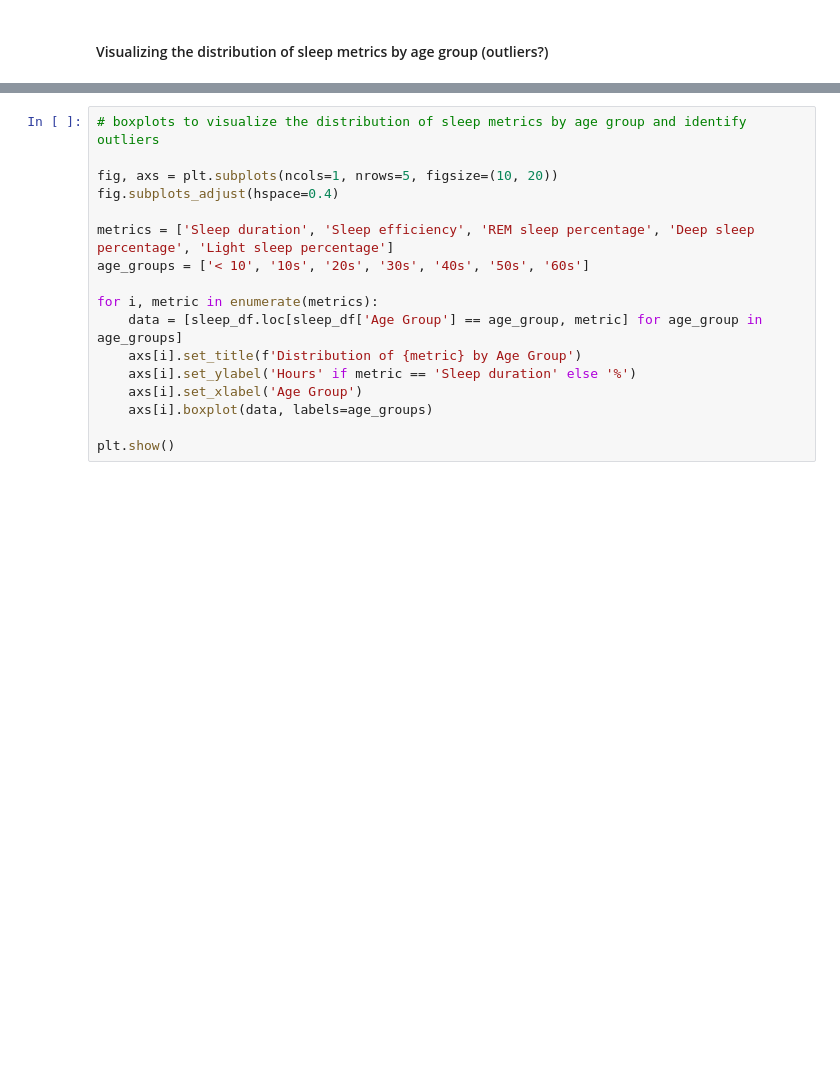
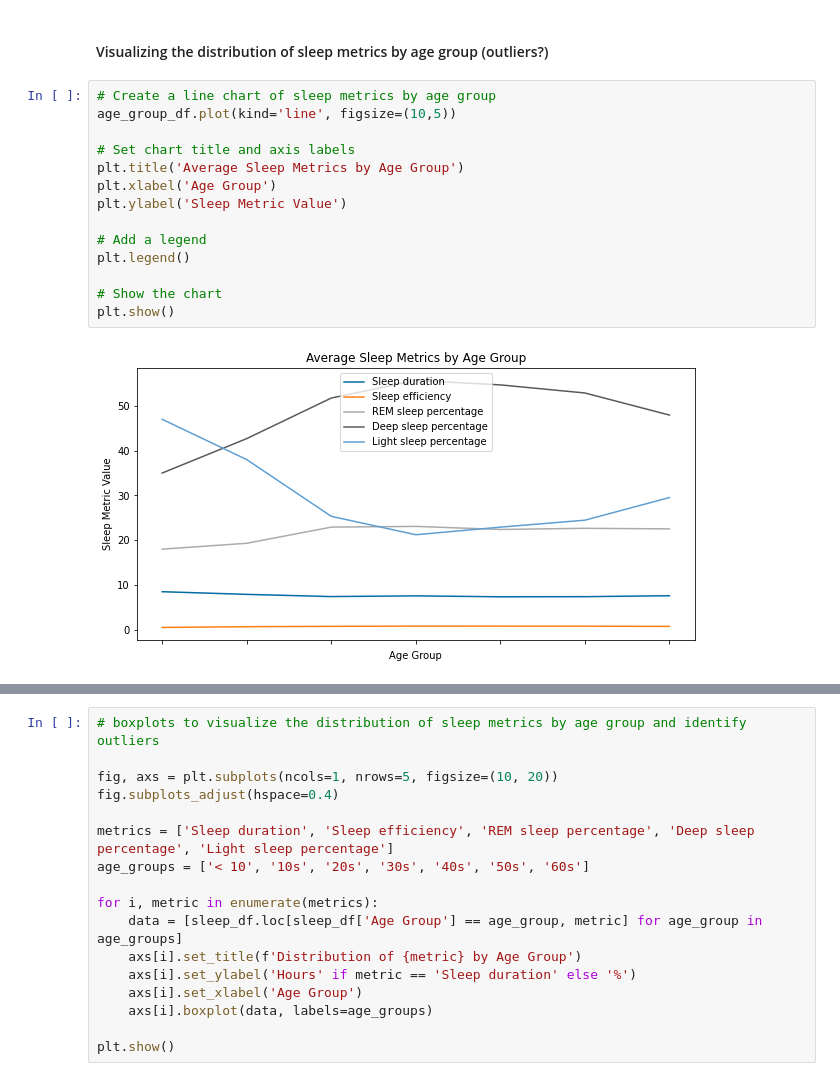
Before and after one commit to jbarkle/Exploratory-Analysis-of-Sleep-Data, a Jupyter notebook: Factors_sk/gender_age_sleep-SK.ipynb, the cells around one changed output, grey strips where cells are left out. Drawn from its saved outputs; the diff is of its cells as text; blank space fills up the shorter version.

```diff
--- a/Factors_sk/gender_age_sleep-SK.ipynb
+++ b/Factors_sk/gender_age_sleep-SK.ipynb
@@ -87,3 +87,19 @@ for i in range(len(age_group_df)):
 [figure]
 # %% [markdown]
 #### Visualizing the distribution of sleep metrics by age group (outliers?)
+# %%
+# Create a line chart of sleep metrics by age group
+age_group_df.plot(kind='line', figsize=(10,5))
+
+# Set chart title and axis labels
+plt.title('Average Sleep Metrics by Age Group')
+plt.xlabel('Age Group')
+plt.ylabel('Sleep Metric Value')
+
+# Add a legend
+plt.legend()
+
+# Show the chart
+plt.show()
+# %% [output]
+[figure, added]
```
Also changed, not shown: parts of 2 cells of this notebook.
